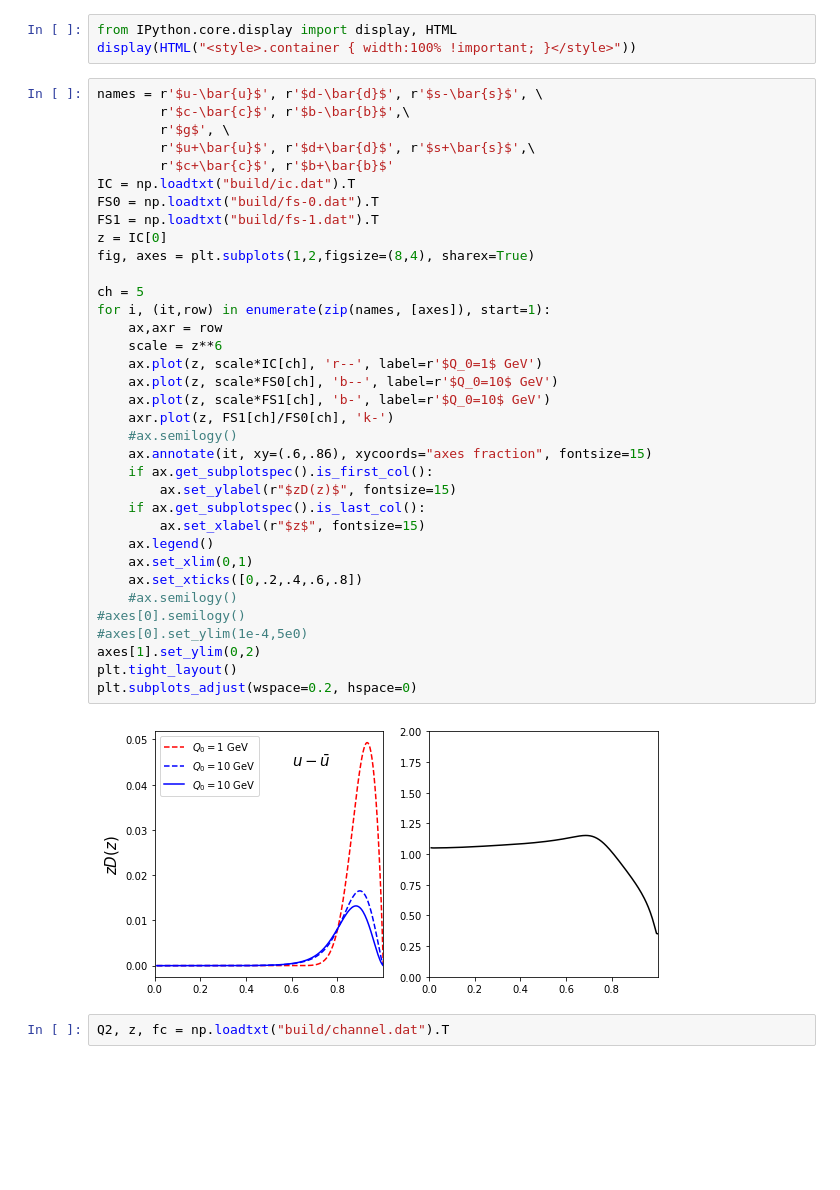
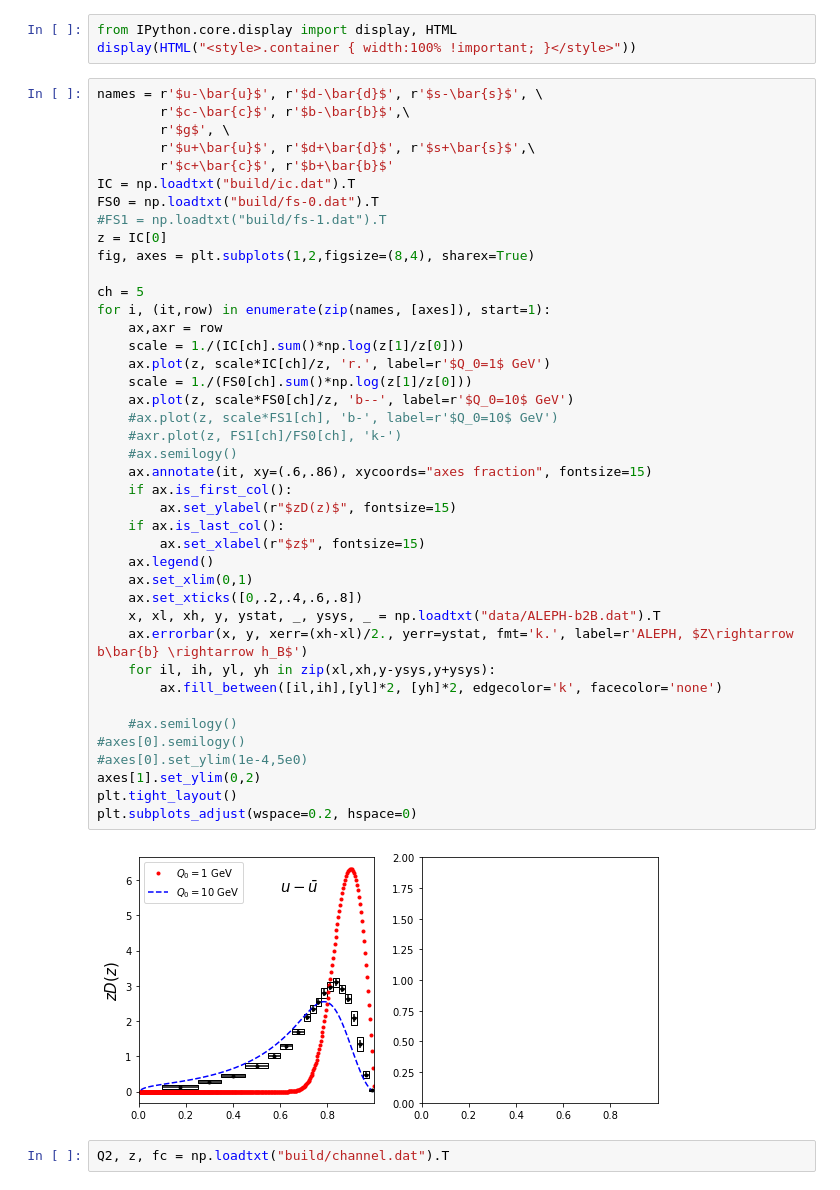
Before and after one commit to keweiyao/QCD-evolution, a Jupyter notebook: Plotting.ipynb, the cells around one changed output. Drawn from its saved outputs; the diff is of its cells as text; blank space fills up the shorter version.

```diff
--- a/Plotting.ipynb
+++ b/Plotting.ipynb
@@ -7,40 +7,46 @@ display(HTML("<style>.container { width:100% !important; }</style>"))
 # %%
 names = r'$u-\bar{u}$', r'$d-\bar{d}$', r'$s-\bar{s}$', \
         r'$c-\bar{c}$', r'$b-\bar{b}$',\
         r'$g$', \
         r'$u+\bar{u}$', r'$d+\bar{d}$', r'$s+\bar{s}$',\
         r'$c+\bar{c}$', r'$b+\bar{b}$'
 IC = np.loadtxt("build/ic.dat").T
 FS0 = np.loadtxt("build/fs-0.dat").T
-FS1 = np.loadtxt("build/fs-1.dat").T
+#FS1 = np.loadtxt("build/fs-1.dat").T
 z = IC[0]
 fig, axes = plt.subplots(1,2,figsize=(8,4), sharex=True)
 
 ch = 5
 for i, (it,row) in enumerate(zip(names, [axes]), start=1):
     ax,axr = row
-    scale = z**6
-    ax.plot(z, scale*IC[ch], 'r--', label=r'$Q_0=1$ GeV')
-    ax.plot(z, scale*FS0[ch], 'b--', label=r'$Q_0=10$ GeV')
-    ax.plot(z, scale*FS1[ch], 'b-', label=r'$Q_0=10$ GeV')
-    axr.plot(z, FS1[ch]/FS0[ch], 'k-')
+    scale = 1./(IC[ch].sum()*np.log(z[1]/z[0]))
+    ax.plot(z, scale*IC[ch]/z, 'r.', label=r'$Q_0=1$ GeV')
+    scale = 1./(FS0[ch].sum()*np.log(z[1]/z[0]))
+    ax.plot(z, scale*FS0[ch]/z, 'b--', label=r'$Q_0=10$ GeV')
+    #ax.plot(z, scale*FS1[ch], 'b-', label=r'$Q_0=10$ GeV')
+    #axr.plot(z, FS1[ch]/FS0[ch], 'k-')
     #ax.semilogy()
     ax.annotate(it, xy=(.6,.86), xycoords="axes fraction", fontsize=15)
-    if ax.get_subplotspec().is_first_col():
+    if ax.is_first_col():
         ax.set_ylabel(r"$zD(z)$", fontsize=15)
-    if ax.get_subplotspec().is_last_col():
+    if ax.is_last_col():
         ax.set_xlabel(r"$z$", fontsize=15)
     ax.legend()
     ax.set_xlim(0,1)
     ax.set_xticks([0,.2,.4,.6,.8])
+    x, xl, xh, y, ystat, _, ysys, _ = np.loadtxt("data/ALEPH-b2B.dat").T
+    ax.errorbar(x, y, xerr=(xh-xl)/2., yerr=ystat, fmt='k.', label=r'ALEPH, $Z\rightarrow b\bar{b} \rightarrow h_B$')
+    for il, ih, yl, yh in zip(xl,xh,y-ysys,y+ysys):
+        ax.fill_between([il,ih],[yl]*2, [yh]*2, edgecolor='k', facecolor='none')
+
     #ax.semilogy()
 #axes[0].semilogy()
 #axes[0].set_ylim(1e-4,5e0)
 axes[1].set_ylim(0,2)
 plt.tight_layout()
 plt.subplots_adjust(wspace=0.2, hspace=0)
 # %% [output]
-[figure, old version]
+[figure, new version]
 # %%
 Q2, z, fc = np.loadtxt("build/channel.dat").T
 # %% [output]
```
Also changed, not shown: 3 other files.
